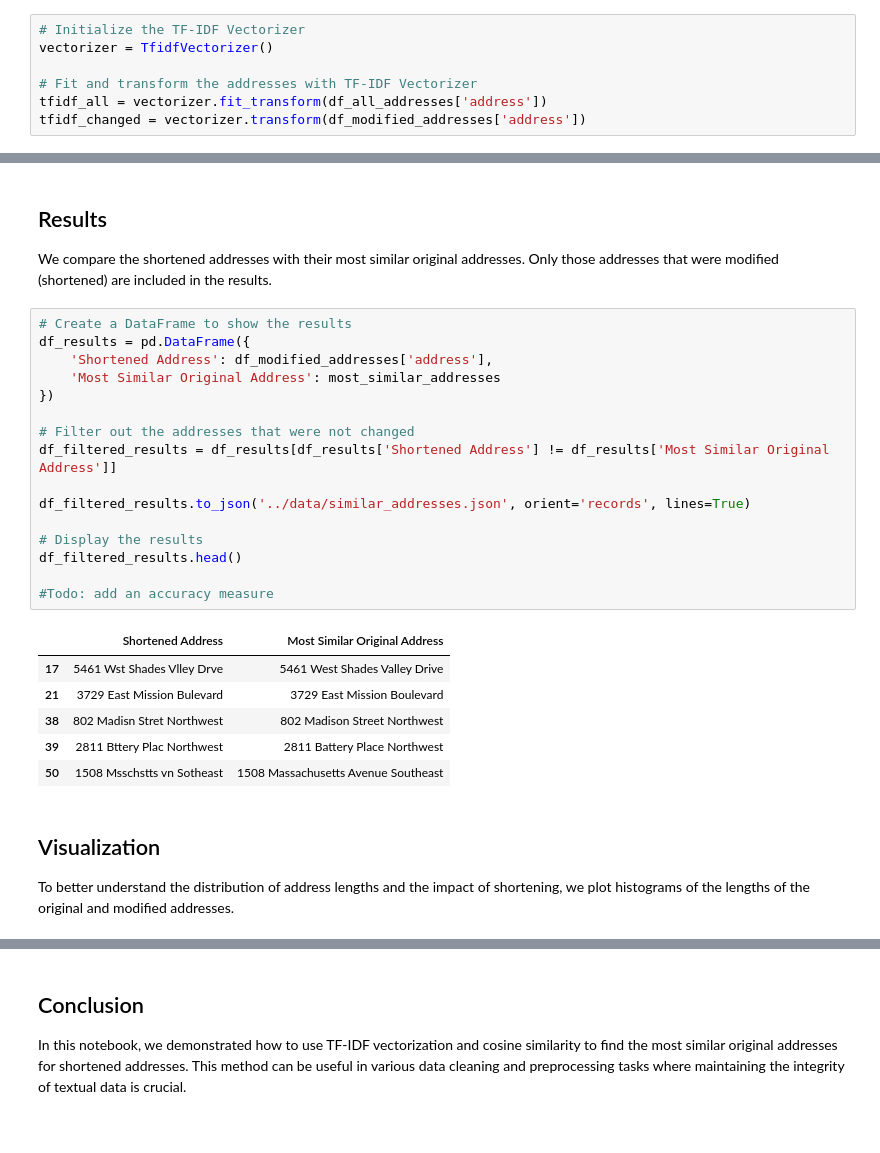
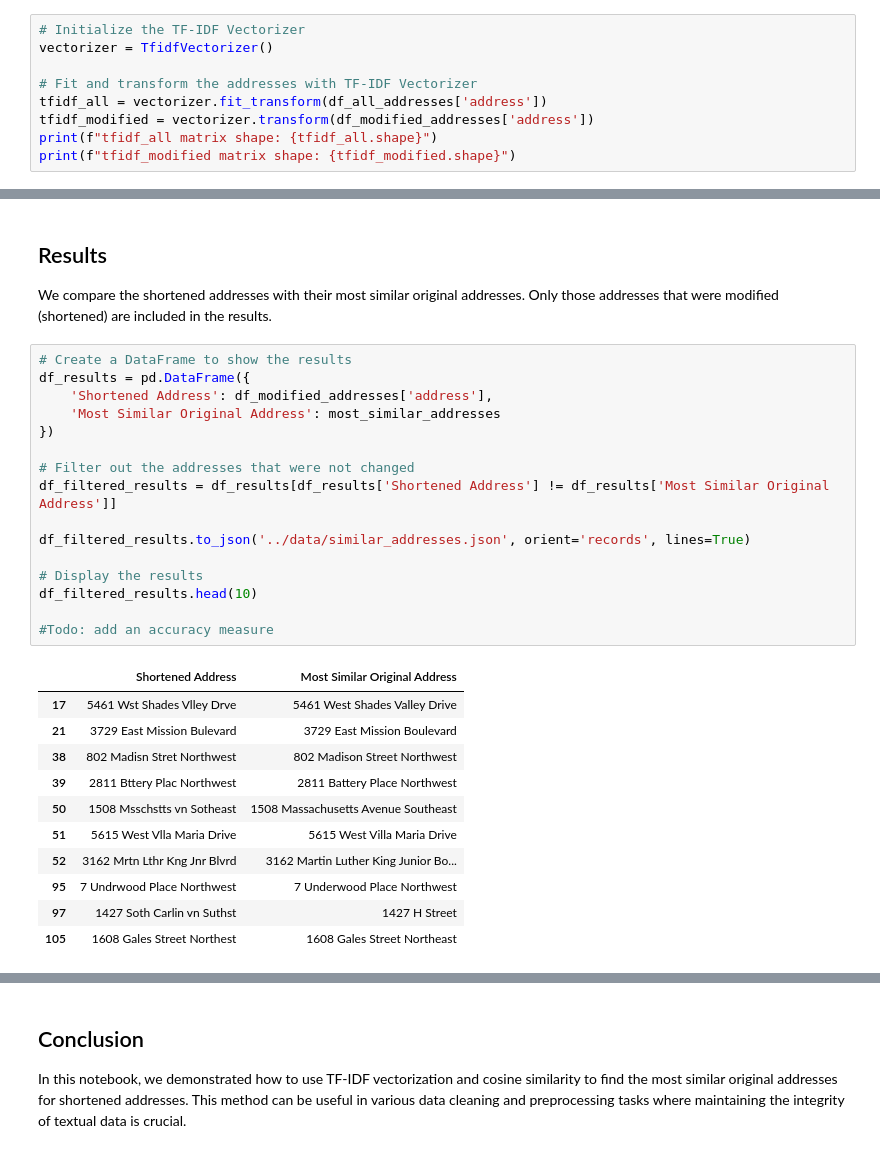
Before and after one commit to aleereza/address-similarity-analysis, a Jupyter notebook: notebooks/address-similarity-analysis.ipynb, the cells around one changed output, grey strips where cells are left out. Cells and saved outputs as stored; diff of their text form.

```diff
--- a/notebooks/address-similarity-analysis.ipynb
+++ b/notebooks/address-similarity-analysis.ipynb
@@ -239,4 +236,6 @@ vectorizer = TfidfVectorizer()
 
 # Fit and transform the addresses with TF-IDF Vectorizer
 tfidf_all = vectorizer.fit_transform(df_all_addresses['address'])
-tfidf_changed = vectorizer.transform(df_modified_addresses['address'])
+tfidf_modified = vectorizer.transform(df_modified_addresses['address'])
+print(f"tfidf_all matrix shape: {tfidf_all.shape}")
+print(f"tfidf_modified matrix shape: {tfidf_modified.shape}")
@@ -283,26 +346,28 @@ We compare the shortened addresses with their most similar original addresses. O
 # %%
 # Create a DataFrame to show the results
 df_results = pd.DataFrame({
     'Shortened Address': df_modified_addresses['address'],
     'Most Similar Original Address': most_similar_addresses
 })
 
 # Filter out the addresses that were not changed
 df_filtered_results = df_results[df_results['Shortened Address'] != df_results['Most Similar Original Address']]
 
 df_filtered_results.to_json('../data/similar_addresses.json', orient='records', lines=True)
 
 # Display the results
-df_filtered_results.head()
+df_filtered_results.head(10)
 
 #Todo: add an accuracy measure
 # %% [output]
 |  | Shortened Address | Most Similar Original Address |
 | 17 | 5461 Wst Shades Vlley Drve | 5461 West Shades Valley Drive |
 | 21 | 3729 East Mission Bulevard | 3729 East Mission Boulevard |
 | 38 | 802 Madisn Stret Northwest | 802 Madison Street Northwest |
 | 39 | 2811 Bttery Plac Northwest | 2811 Battery Place Northwest |
 | 50 | 1508 Msschstts vn Sotheast | 1508 Massachusetts Avenue Southeast |
+| 51 | 5615 West Vlla Maria Drive | 5615 West Villa Maria Drive |
+| 52 | 3162 Mrtn Lthr Kng Jnr Blvrd | 3162 Martin Luther King Junior Bo... |
+| 95 | 7 Undrwood Place Northwest | 7 Underwood Place Northwest |
+| 97 | 1427 Soth Carlin vn Suthst | 1427 H Street |
+| 105 | 1608 Gales Street Northest | 1608 Gales Street Northeast |
-# %% [markdown]
-## Visualization
-To better understand the distribution of address lengths and the impact of shortening, we plot histograms of the lengths of the original and modified addresses.
```
Also changed, not shown: parts of 14 cells of this notebook.
